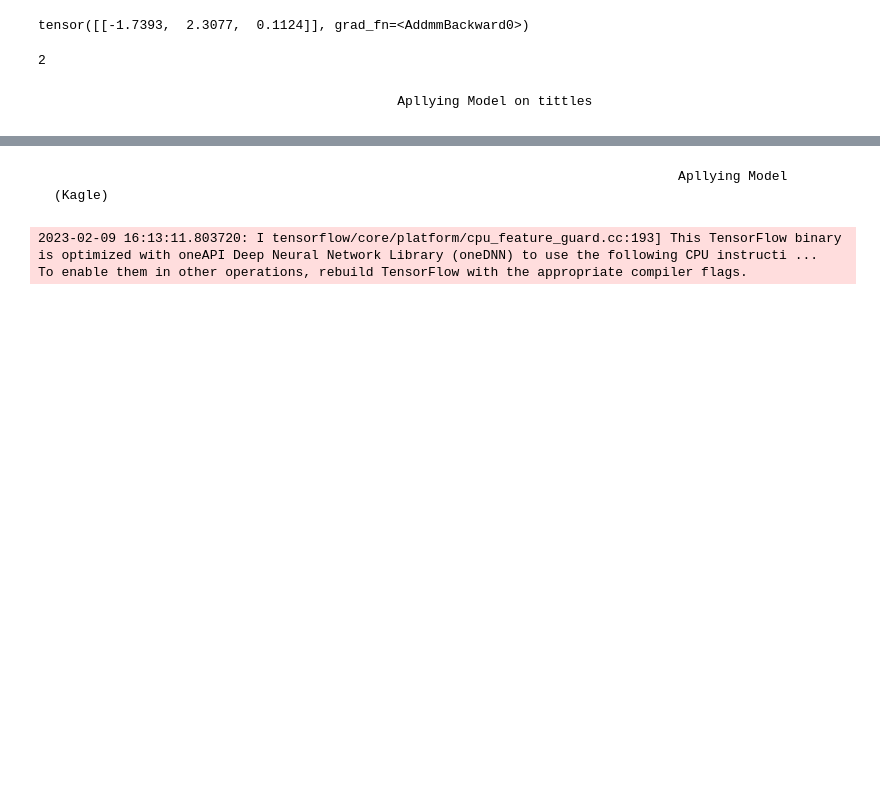
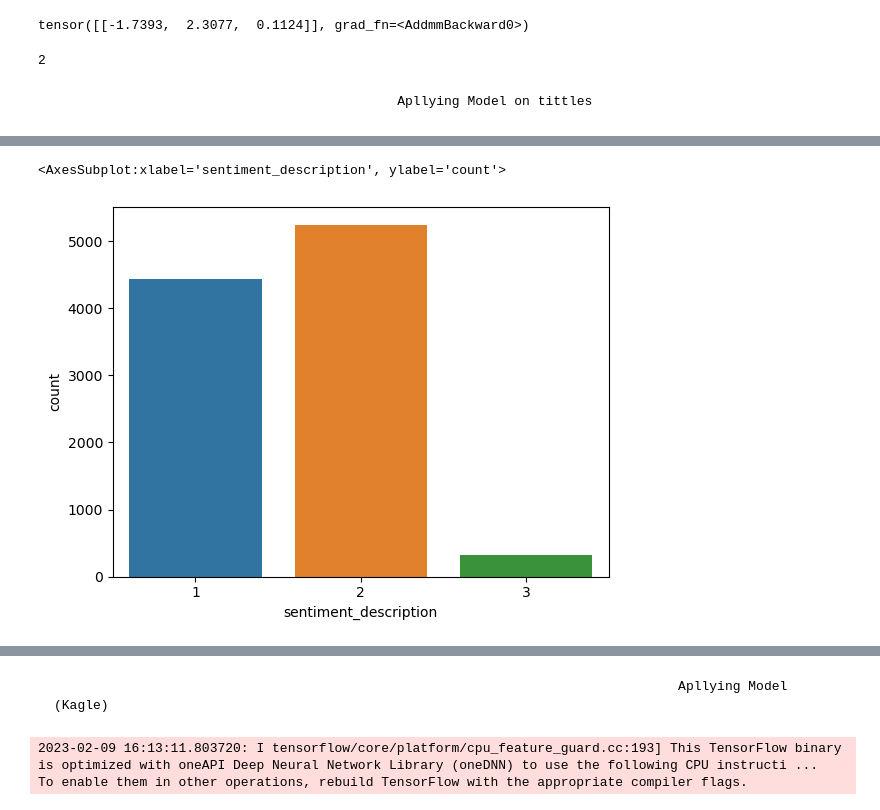
Before and after one commit to YanaOrf/Stock_market_sentiment_analysis, a Jupyter notebook: sent_analysis.ipynb, the cells around one changed output, grey strips where cells are left out. Drawn from its saved outputs; the diff is of its cells as text; code cells hidden in the pictures; blank space fills up the shorter version.

```diff
--- a/sent_analysis.ipynb
+++ b/sent_analysis.ipynb
@@ -112,0 +143,5 @@ news.head(1)
+# %%
+sns.countplot(data=news,x="sentiment_description")
+# %% [output]
+<AxesSubplot:xlabel='sentiment_description', ylabel='count'>
+[figure, added]
```
Also changed, not shown: parts of 15 cells of this notebook.
